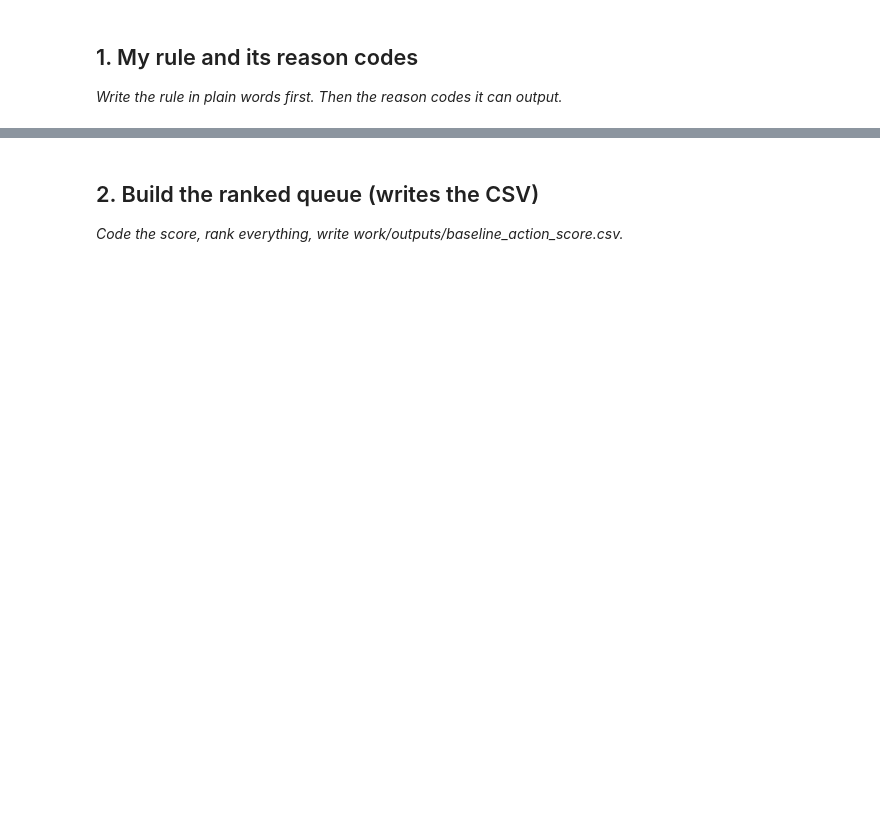
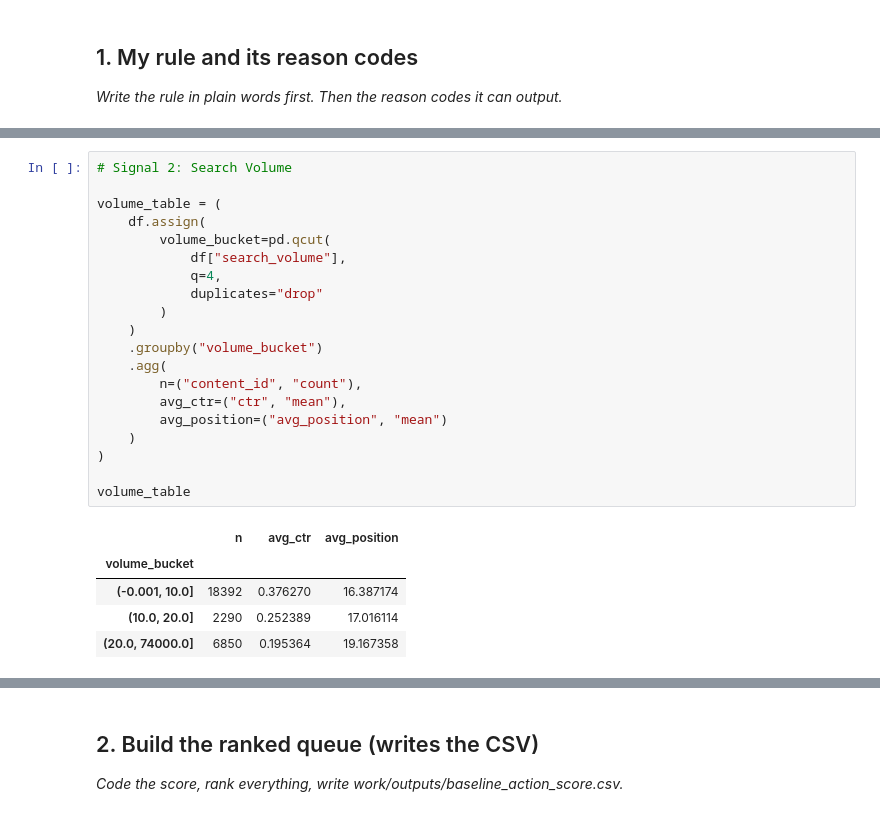
Before and after one commit to talhahmad-webdev/Machine-Learning-Engineering-internship--FlyrankAI, a Jupyter notebook: work/notebooks/w04_baseline_score.ipynb, the cells around one changed output, grey strips where cells are left out. Drawn from its saved outputs; the diff is of its cells as text; blank space fills up the shorter version.

```diff
--- a/work/notebooks/w04_baseline_score.ipynb
+++ b/work/notebooks/w04_baseline_score.ipynb
@@ -15,0 +87,26 @@ This skeleton is yours to fill. Work the sections **in order** — each one has
+# %%
+# Signal 2: Search Volume
+
+volume_table = (
+    df.assign(
+        volume_bucket=pd.qcut(
+            df["search_volume"],
+            q=4,
+            duplicates="drop"
+        )
+    )
+    .groupby("volume_bucket")
+    .agg(
+        n=("content_id", "count"),
+        avg_ctr=("ctr", "mean"),
+        avg_position=("avg_position", "mean")
+    )
+)
+
+volume_table
+# %% [output]
+|  | n | avg_ctr | avg_position |
+| volume_bucket |  |  |  |
+| (-0.001, 10.0] | 18392 | 0.376270 | 16.387174 |
+| (10.0, 20.0] | 2290 | 0.252389 | 17.016114 |
+| (20.0, 74000.0] | 6850 | 0.195364 | 19.167358 |
```
Also changed, not shown: parts of 21 cells of this notebook.
